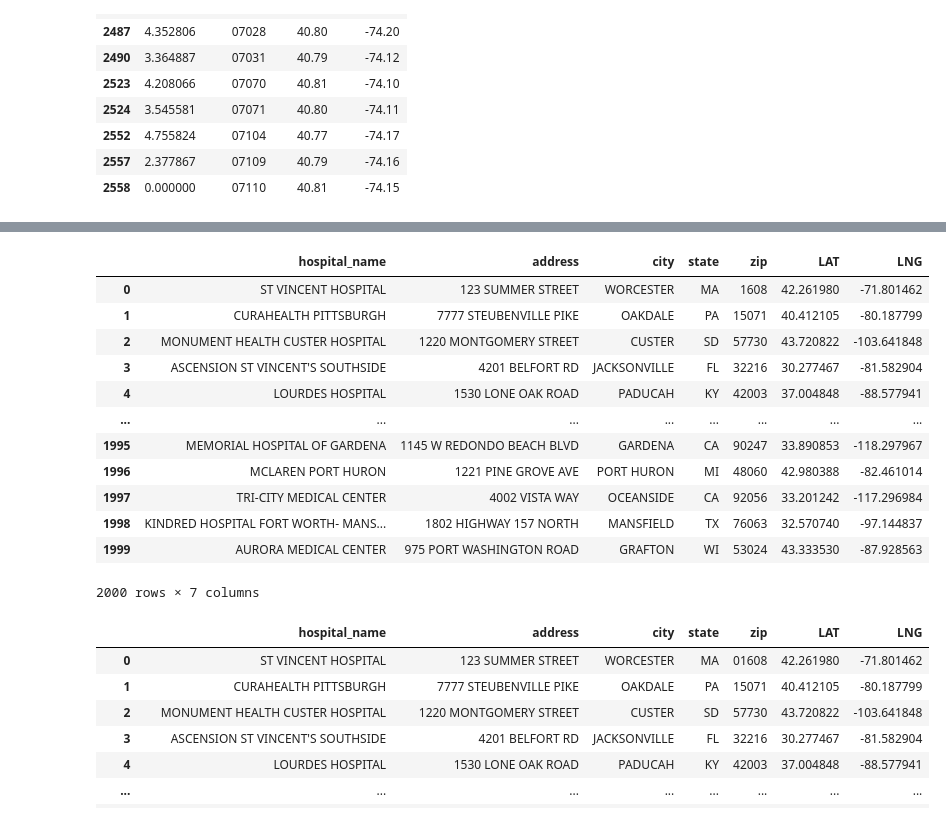
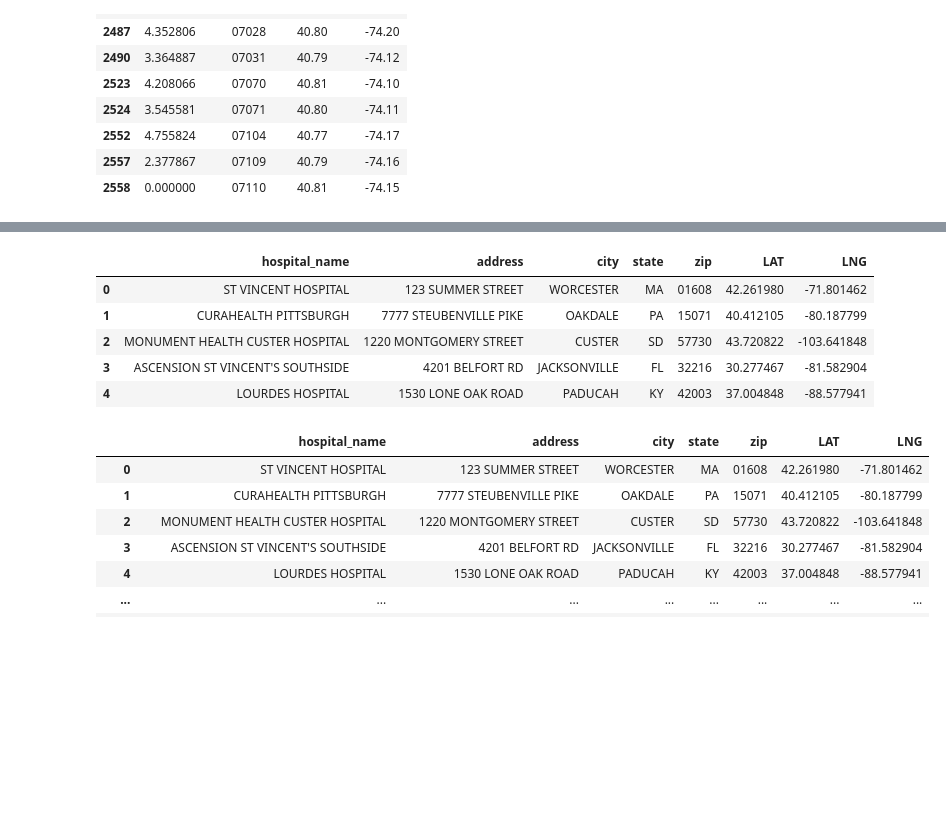
Before and after one commit to Jackelyneg/covid-19-image-classification, a Jupyter notebook: finalmap.ipynb, the cells around one changed output, grey strips where cells are left out. Saved outputs shown, nothing was run; the diff lists cells and outputs as text; code cells hidden in the pictures; blank space fills up the shorter version.

```diff
--- a/finalmap.ipynb
+++ b/finalmap.ipynb
@@ -162,5 +138,5 @@ Map
 # %%
-hosp_df=pd.read_csv('/content/drive/MyDrive/Colab Notebooks/testMap/hospital_zip.csv')
+hosp_df=pd.read_csv('/content/hospital_zip.csv')
 hosp_df.head()
 # %% [output]
 |  | Unnamed: 0 | Unnamed: 0.1 | state | hospital_name | address | city | zip | total_beds_7_day_avg | ... |
@@ -171,21 +147,14 @@ hosp_df.head()
 | 4 | 4 | 4 | KY | LOURDES HOSPITAL | 1530 LONE OAK ROAD | PADUCAH | 42003 | 358.0 | ... |
 # %%
 hosp_df=(hosp_df[["hospital_name", "address", "city", "state", "zip", "LAT", "LNG"]])
-hosp_df
+hosp_df.head()
 # %% [output]
 |  | hospital_name | address | city | state | zip | LAT | LNG |
-| 0 | ST VINCENT HOSPITAL | 123 SUMMER STREET | WORCESTER | MA | 1608 | 42.261980 | -71.801462 |
+| 0 | ST VINCENT HOSPITAL | 123 SUMMER STREET | WORCESTER | MA | 01608 | 42.261980 | -71.801462 |
 | 1 | CURAHEALTH PITTSBURGH | 7777 STEUBENVILLE PIKE | OAKDALE | PA | 15071 | 40.412105 | -80.187799 |
 | 2 | MONUMENT HEALTH CUSTER HOSPITAL | 1220 MONTGOMERY STREET | CUSTER | SD | 57730 | 43.720822 | -103.641848 |
 | 3 | ASCENSION ST VINCENT'S SOUTHSIDE | 4201 BELFORT RD | JACKSONVILLE | FL | 32216 | 30.277467 | -81.582904 |
 | 4 | LOURDES HOSPITAL | 1530 LONE OAK ROAD | PADUCAH | KY | 42003 | 37.004848 | -88.577941 |
-| ... | ... | ... | ... | ... | ... | ... | ... |
-| 1995 | MEMORIAL HOSPITAL OF GARDENA | 1145 W REDONDO BEACH BLVD | GARDENA | CA | 90247 | 33.890853 | -118.297967 |
-| 1996 | MCLAREN PORT HURON | 1221 PINE GROVE AVE | PORT HURON | MI | 48060 | 42.980388 | -82.461014 |
-| 1997 | TRI-CITY MEDICAL CENTER | 4002 VISTA WAY | OCEANSIDE | CA | 92056 | 33.201242 | -117.296984 |
-| 1998 | KINDRED HOSPITAL FORT WORTH- MANS... | 1802 HIGHWAY 157 NORTH | MANSFIELD | TX | 76063 | 32.570740 | -97.144837 |
-| 1999 | AURORA MEDICAL CENTER | 975 PORT WASHINGTON ROAD | GRAFTON | WI | 53024 | 43.333530 | -87.928563 |
-2000 rows × 7 columns
 # %%
 hosp_df['zip'] = hosp_df['zip'].apply(lambda x: '{0:0>5}'.format(x))
 hosp_df
```
Also changed, not shown: parts of 12 cells of this notebook.
